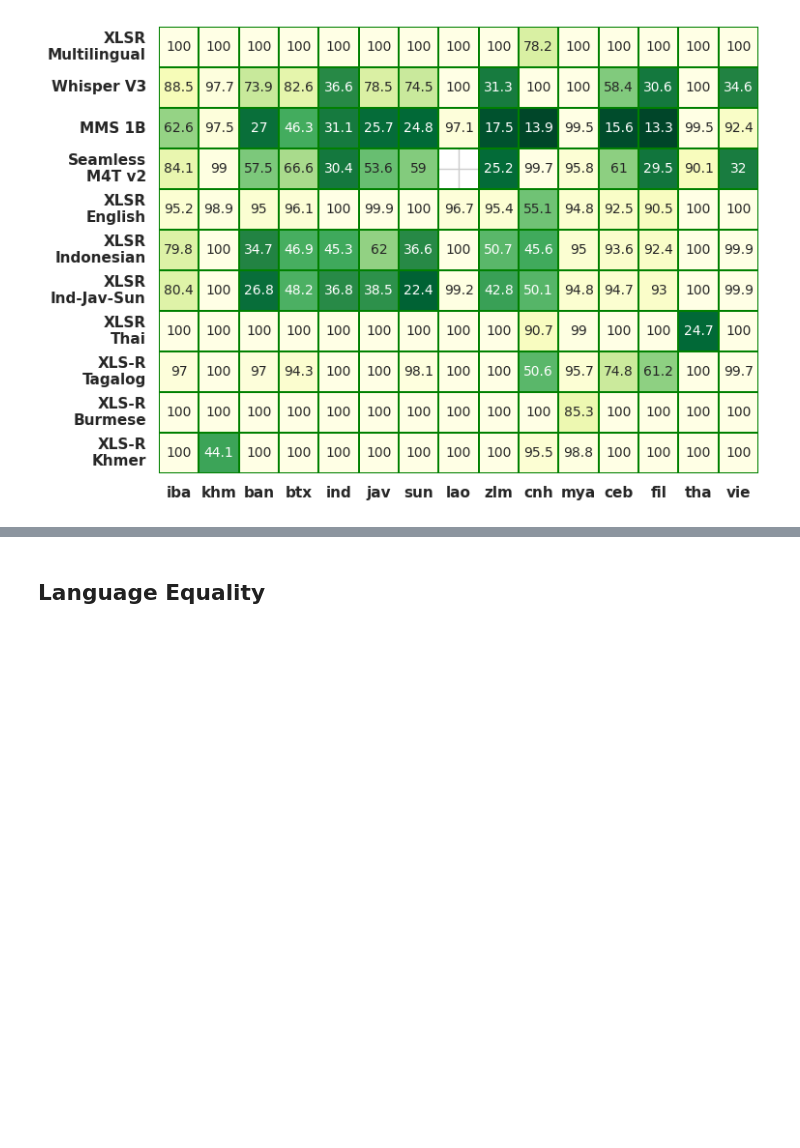
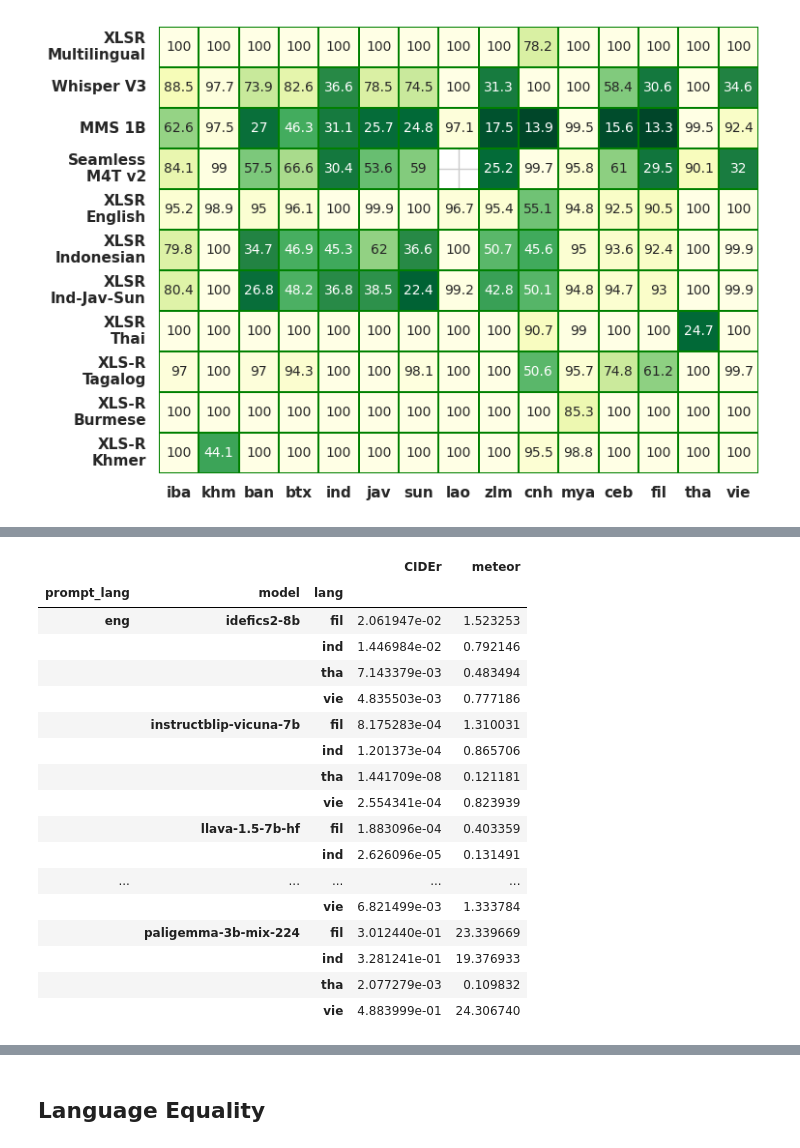
Before and after one commit to SEACrowd/seacrowd-experiments, a Jupyter notebook: notebooks/viz_metrics.ipynb, the cells around one changed output, grey strips where cells are left out. Cells and saved outputs as stored; diff of their text form; code cells hidden in the pictures; blank space fills up the shorter version.

```diff
--- a/notebooks/viz_metrics.ipynb
+++ b/notebooks/viz_metrics.ipynb
@@ -59,6 +65,14 @@ model_to_index = {
     "wav2vec2-bloom-speech-mya": 9,
     "wav2vec2-xls-r-300m-khmer": 10,
     # "whisper-th-large-v3-combined": 12,
+    ####
+    # VL
+    ####
+    "paligemma-3b-mix-224": 0,
+    "instructblip-vicuna-7b": 1,
+    "llava-1.5-7b-hf": 2,
+    "llava-v1.6-mistral-7b-hf": 3,
+    "idefics2-8b": 4,
 }
 
 model_to_group = {
@@ -153,6 +167,14 @@ model_to_display_name = {
     "wav2vec2-bloom-speech-mya": "XLS-R\nBurmese",
     "wav2vec2-large-xlsr-53-th-cv8-newmm": "XLSR\nThai",
     "wav2vec2-xls-r-300m-khmer": "XLS-R\nKhmer",
+    ####
+    # VL
+    ####
+    "paligemma-3b-mix-224": "PaliGemma\n3B",
+    "instructblip-vicuna-7b": "Instruct\nBLIP 7B",
+    "llava-1.5-7b-hf": "LLaVA\nv1.5 7B",
+    "llava-v1.6-mistral-7b-hf": "LLaVA\nv1.6 7B",
+    "idefics2-8b": "Idefics2\n8B",
 }
 
 model_to_color = {
@@ -1166,0 +1229,21 @@ plt.savefig('../figures/speech/asr_results.pdf', bbox_inches='tight')
+# %%
+df.groupby(['prompt_lang', 'model', 'lang'])[['CIDEr', 'meteor']].mean(['CIDEr', 'meteor'])
+# %% [output]
+|  |  |  | CIDEr | meteor |
+| prompt_lang | model | lang |  |  |
+| eng | idefics2-8b | fil | 2.061947e-02 | 1.523253 |
+|  |  | ind | 1.446984e-02 | 0.792146 |
+|  |  | tha | 7.143379e-03 | 0.483494 |
+|  |  | vie | 4.835503e-03 | 0.777186 |
+|  | instructblip-vicuna-7b | fil | 8.175283e-04 | 1.310031 |
+|  |  | ind | 1.201373e-04 | 0.865706 |
+|  |  | tha | 1.441709e-08 | 0.121181 |
+|  |  | vie | 2.554341e-04 | 0.823939 |
+|  | llava-1.5-7b-hf | fil | 1.883096e-04 | 0.403359 |
+|  |  | ind | 2.626096e-05 | 0.131491 |
+| ... | ... | ... | ... | ... |
+|  |  | vie | 6.821499e-03 | 1.333784 |
+|  | paligemma-3b-mix-224 | fil | 3.012440e-01 | 23.339669 |
+|  |  | ind | 3.281241e-01 | 19.376933 |
+|  |  | tha | 2.077279e-03 | 0.109832 |
+|  |  | vie | 4.883999e-01 | 24.306740 |
```
Also changed, not shown: parts of 11 cells of this notebook, 19 other files.
